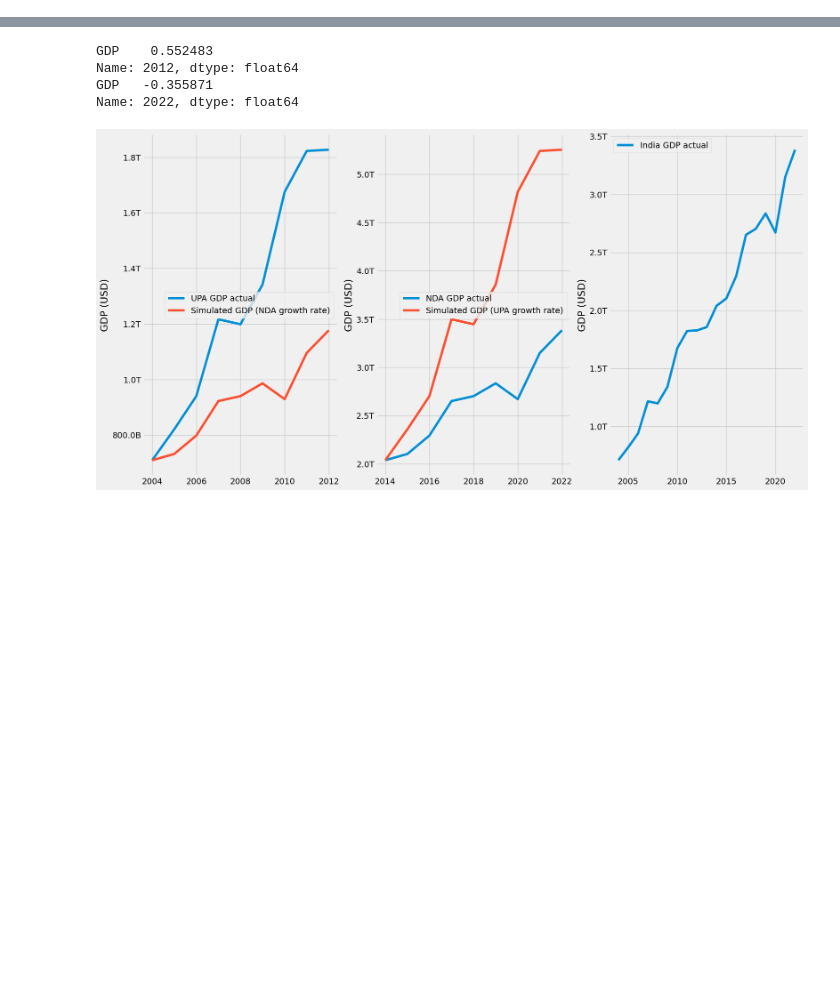
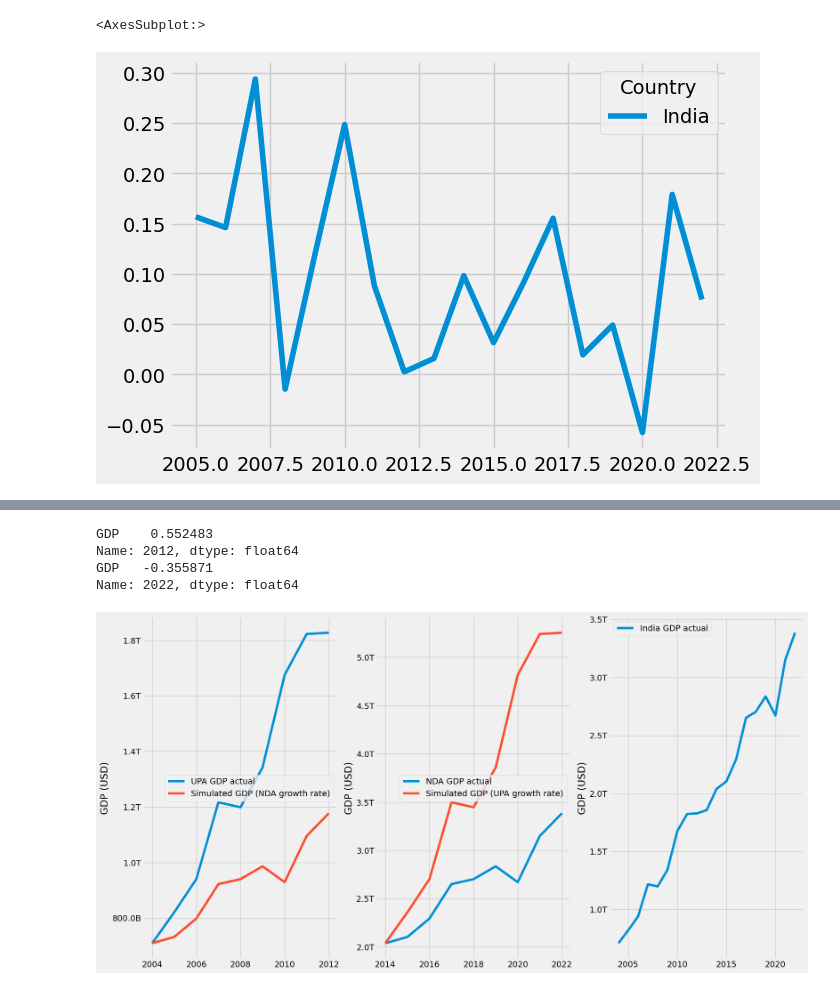
Before and after one commit to rath1991/india_comparison, a Jupyter notebook: notebooks/upa_nda.ipynb, the cells around one changed output, grey strips where cells are left out. Drawn from its saved outputs; the diff is of its cells as text; code cells hidden in the pictures; blank space fills up the shorter version.

```diff
--- a/notebooks/upa_nda.ipynb
+++ b/notebooks/upa_nda.ipynb
@@ -27,3 +60,8 @@ nm_data = gdp_info_df.loc[nm_start_index:nm_end_index]
+# %%
+gdp_info_df.T.pct_change().plot()
+# %% [output]
+<AxesSubplot:>
+[figure, added]
 # %%
 mms_gdp_growth = mms_data.pct_change()[1:]
 nm_gdp_growth = nm_data.pct_change()[1:]
```
Also changed, not shown: parts of 6 cells of this notebook, 1 other file.
